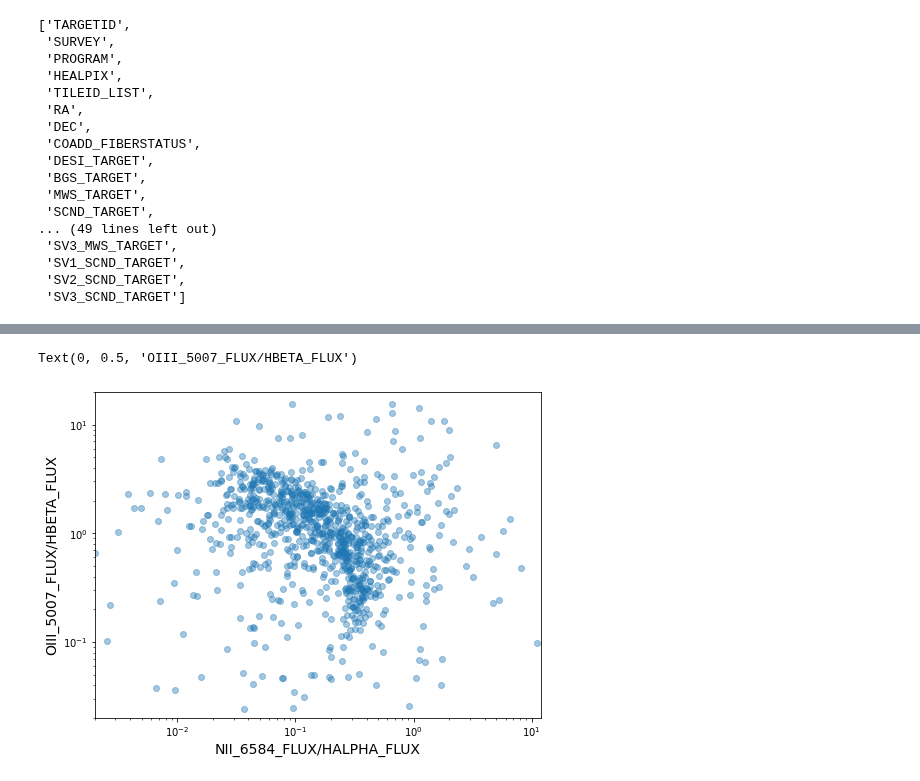
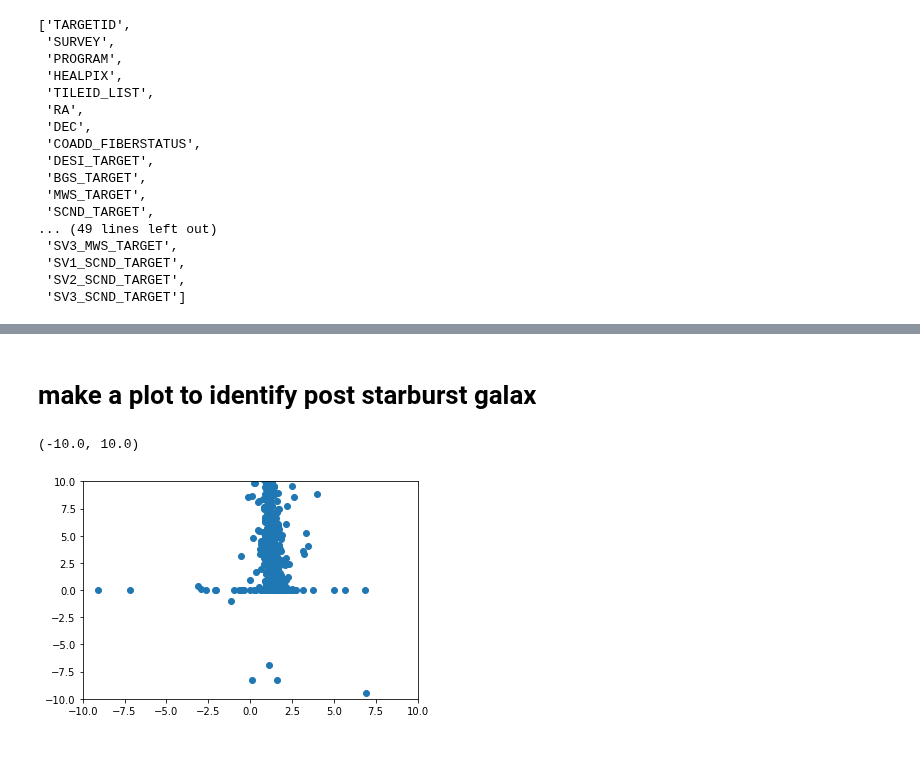
Before and after one commit to rfinn/havirgo, a Jupyter notebook: notebooks/desi_spectra.ipynb, the cells around one changed output, grey strips where cells are left out. Cells and saved outputs as stored; diff of their text form; code cells hidden in the pictures; blank space fills up the shorter version.

```diff
--- a/notebooks/desi_spectra.ipynb
+++ b/notebooks/desi_spectra.ipynb
@@ -92,18 +107,14 @@ vfspec.colnames
-# %%
-# BPT diagram
-plt.figure(figsize=(8,6))
-x = vfspec['NII_6584_FLUX']/vfspec['HALPHA_FLUX']
-
-y = vfspec['OIII_5007_FLUX']/vfspec['HBETA_FLUX']
-
-plt.scatter(x,y,alpha=.4)
-
-plt.ylim(.02,20)
-plt.xlim(.002,12)
-plt.yscale('log')
-plt.xscale('log')
-plt.xlabel("NII_6584_FLUX/HALPHA_FLUX",fontsize=14)
-plt.ylabel("OIII_5007_FLUX/HBETA_FLUX",fontsize=14)
-# %% [output]
-Text(0, 0.5, 'OIII_5007_FLUX/HBETA_FLUX')
-[figure, removed]
+# %% [markdown]
+# make a plot to identify post starburst galax
+# %%
+x = vspec['DN4000_OBS']
+
+y = vspec['HDELTA_EW']
+
+plt.figure()
+plt.scatter(x,y)
+plt.xlim(-10,10)
+plt.ylim(-10,10)
+# %% [output]
+(-10.0, 10.0)
+[figure, added]
```
Also changed, not shown: parts of 14 cells of this notebook, 3 other files.
